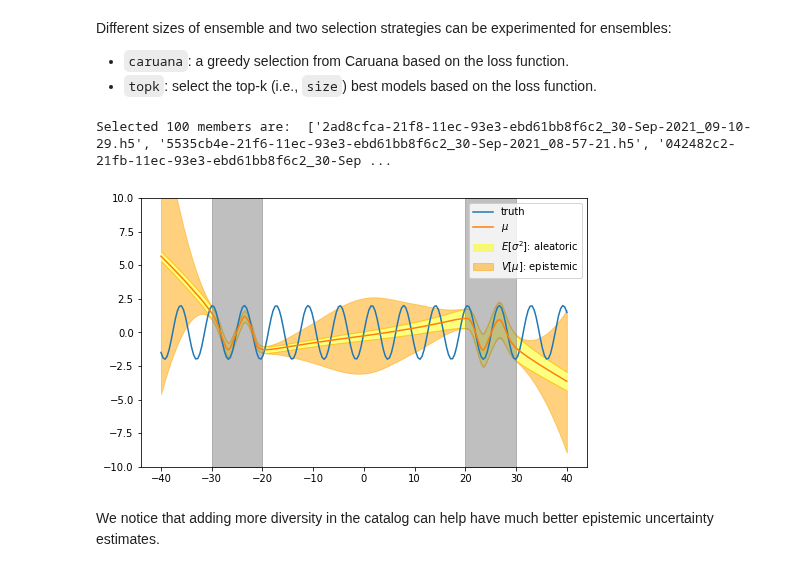
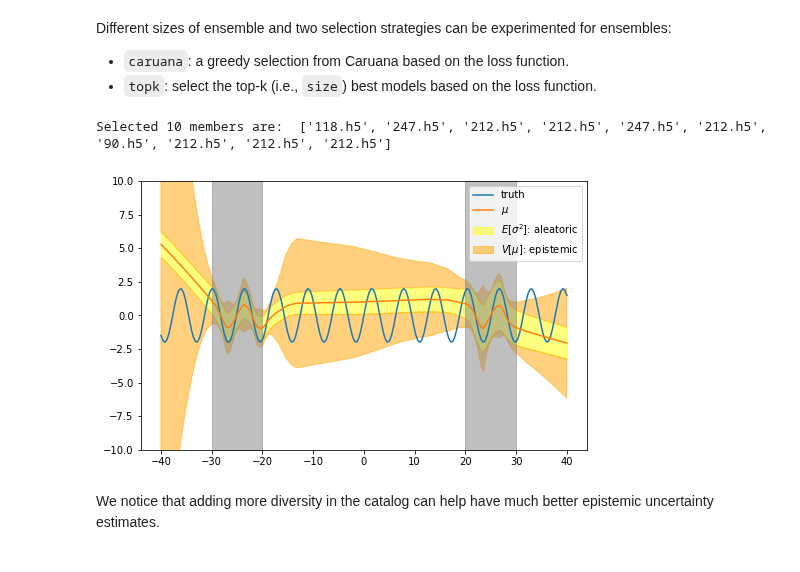
Before and after one commit to deephyper/tutorials, a Jupyter notebook: tutorials/notebooks/06_NAS_with_Ensemble_and_UQ/tutorial_06.ipynb, the cells around one changed output. Cells and saved outputs as stored; diff of their text form; code cells hidden in the pictures.

```diff
--- a/tutorials/notebooks/06_NAS_with_Ensemble_and_UQ/tutorial_06.ipynb
+++ b/tutorials/notebooks/06_NAS_with_Ensemble_and_UQ/tutorial_06.ipynb
@@ -1089,19 +1090,19 @@ Different sizes of ensemble and two selection strategies can be experimented for
 ensemble = UQBaggingEnsembleRegressor(
     model_dir="save/model",
     loss=nll,  # default is nll
-    size=100,
+    size=5,
     verbose=True,
     ray_address="auto",
     num_cpus=1,
     num_gpus=1 if is_gpu_available else None,
-    selection="topk",
+    selection="caruana",
 )
 
 ensemble.fit(s_vx, s_vy)
 
 print(f"Selected {len(ensemble.members_files)} members are: ", ensemble.members_files)
 # %% [output]
-Selected 100 members are:  ['2ad8cfca-21f8-11ec-93e3-ebd61bb8f6c2_30-Sep-2021_09-10-29.h5', '5535cb4e-21f6-11ec-93e3-ebd61bb8f6c2_30-Sep-2021_08-57-21.h5', '042482c2-21fb-11ec-93e3-ebd61bb8f6c2_30-Sep ...
+Selected 10 members are:  ['118.h5', '247.h5', '212.h5', '212.h5', '247.h5', '212.h5', '90.h5', '212.h5', '212.h5', '212.h5']
 # %%
 pred_s_ty, pred_s_ty_aleatoric_var, pred_s_ty_epistemic_var = ensemble.predict_var_decomposition(s_tx)
 
@@ -1119,35 +1120,35 @@ plt.fill_between(
     tx.reshape(-1),
     (pred_ty_mean - pred_ty_aleatoric_var).reshape(-1),
     (pred_ty_mean + pred_ty_aleatoric_var).reshape(-1),
     color="yellow",
     alpha=0.5,
     label="$E[\sigma^2]$: aleatoric"
 )
 plt.fill_between(
     tx.reshape(-1),
     (pred_ty_mean - pred_ty_aleatoric_var).reshape(-1),
-    (pred_ty_mean - pred_ty_aleatoric_var - pred_s_ty_epistemic_var).reshape(-1),
+    (pred_ty_mean - pred_ty_aleatoric_var - pred_ty_epistemic_var).reshape(-1),
     color="orange",
     alpha=0.5,
     label="$V[\mu]$: epistemic"
 )
 plt.fill_between(
     tx.reshape(-1),
     (pred_ty_mean + pred_ty_aleatoric_var).reshape(-1),
-    (pred_ty_mean + pred_ty_aleatoric_var + pred_s_ty_epistemic_var).reshape(-1),
+    (pred_ty_mean + pred_ty_aleatoric_var + pred_ty_epistemic_var).reshape(-1),
     color="orange",
     alpha=0.5,
 )
 
 y_lim = 10
 plt.fill_between([-30, -20], [-y_lim, -y_lim], [y_lim, y_lim], color="grey", alpha=0.5)
 plt.fill_between([20, 30], [-y_lim, -y_lim], [y_lim, y_lim], color="grey", alpha=0.5)
 
 plt.legend()
 plt.ylim(-y_lim, y_lim)
 
 plt.show()
 # %% [output]
-[figure, old version]
+[figure, new version]
 # %% [markdown]
 We notice that adding more diversity in the catalog can help have much better epistemic uncertainty estimates.
```
Also changed, not shown: parts of 32 cells of this notebook, 1 other file.
